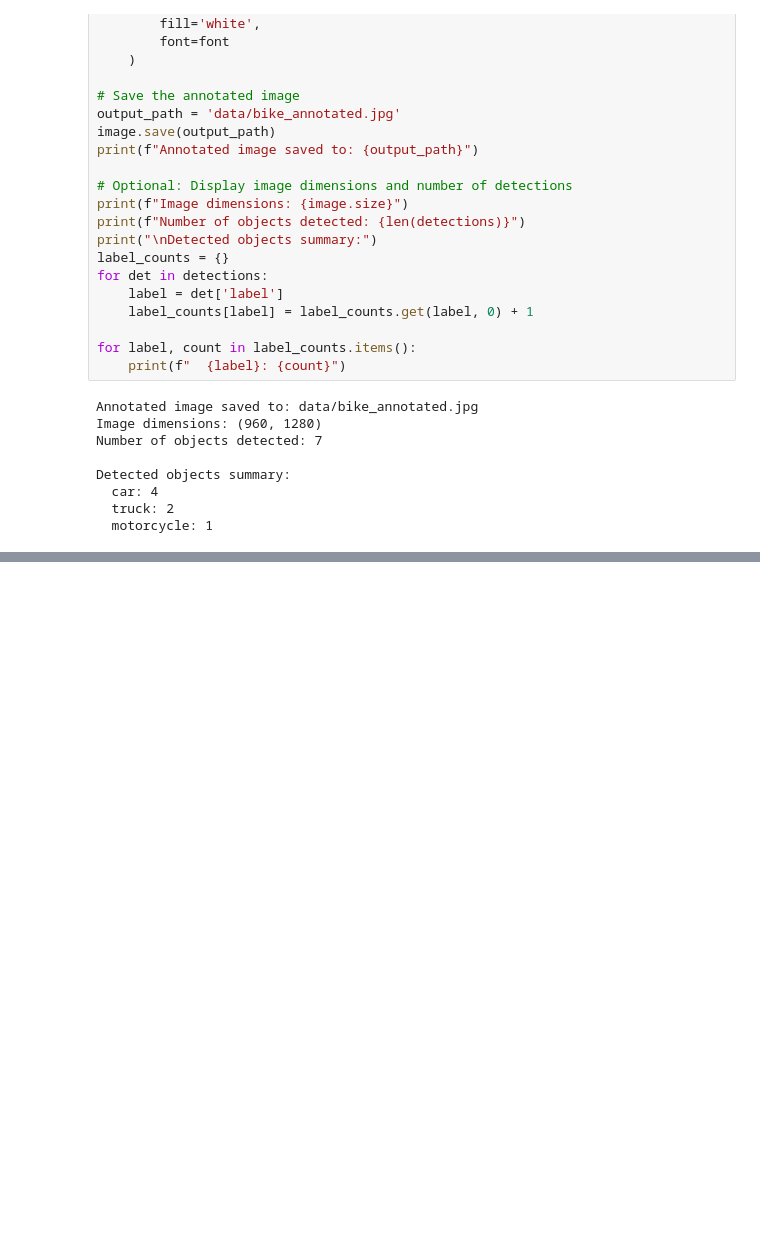
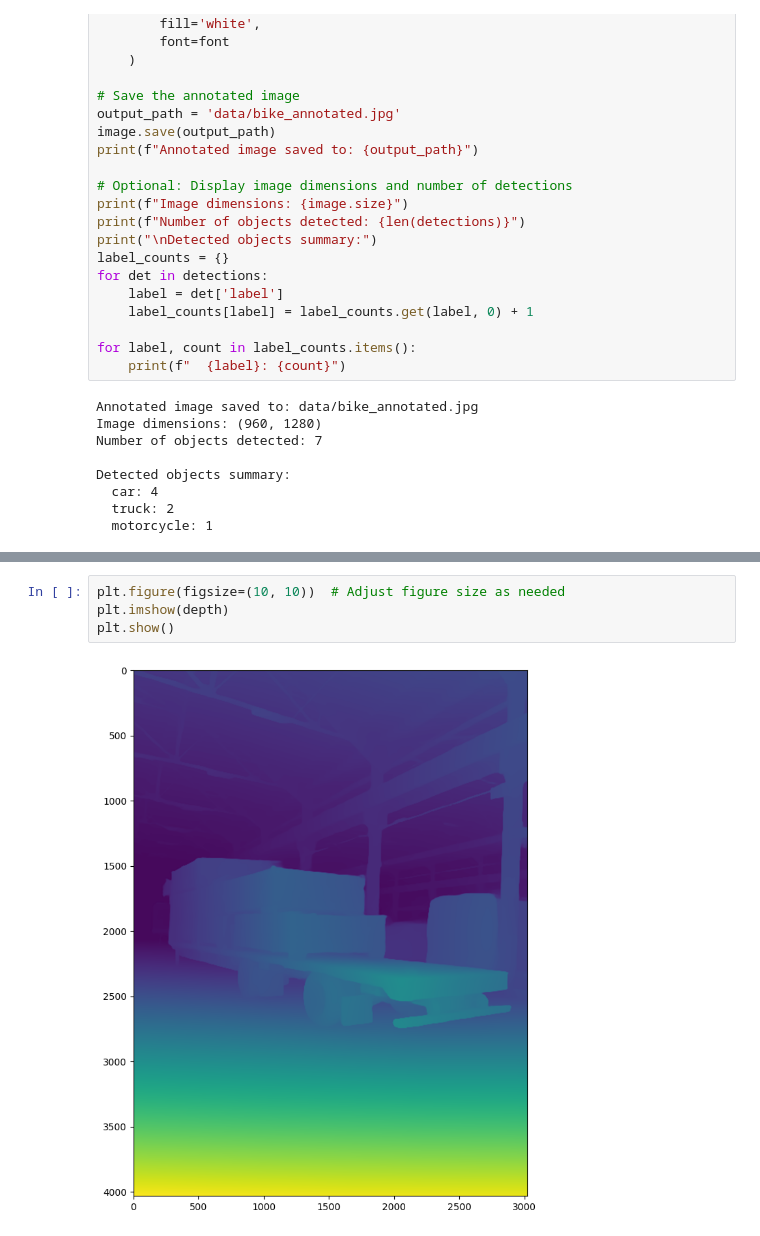
Before and after one commit to CuriousDima/ai, a Jupyter notebook: tools/huggingface/Object Detection and Sergmentation.ipynb, the cells around one changed output, grey strips where cells are left out. Drawn from its saved outputs; the diff is of its cells as text; blank space fills up the shorter version.

```diff
--- a/tools/huggingface/Object Detection and Sergmentation.ipynb
+++ b/tools/huggingface/Object Detection and Sergmentation.ipynb
@@ -134,0 +176,6 @@ Detected objects summary:
+# %%
+plt.figure(figsize=(10, 10))  # Adjust figure size as needed
+plt.imshow(depth)
+plt.show()
+# %% [output]
+[figure, added]
```
Also changed, not shown: parts of 9 cells of this notebook, 6 other files.
